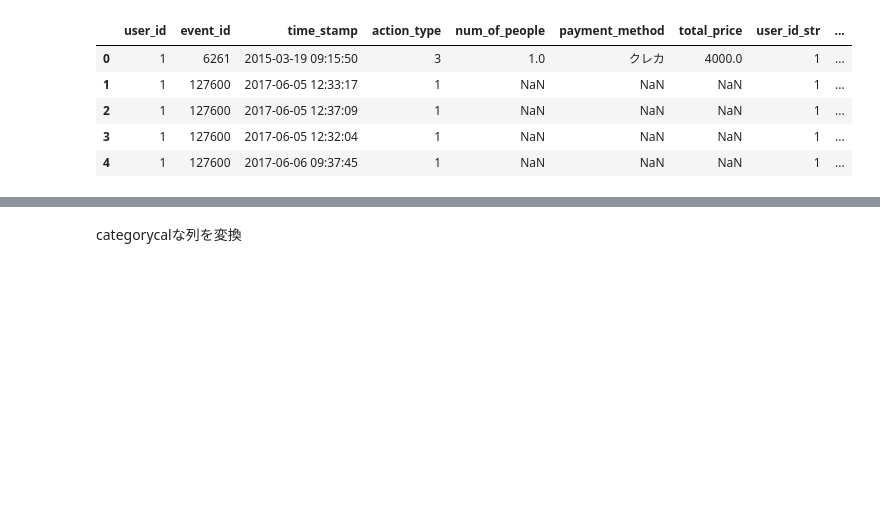
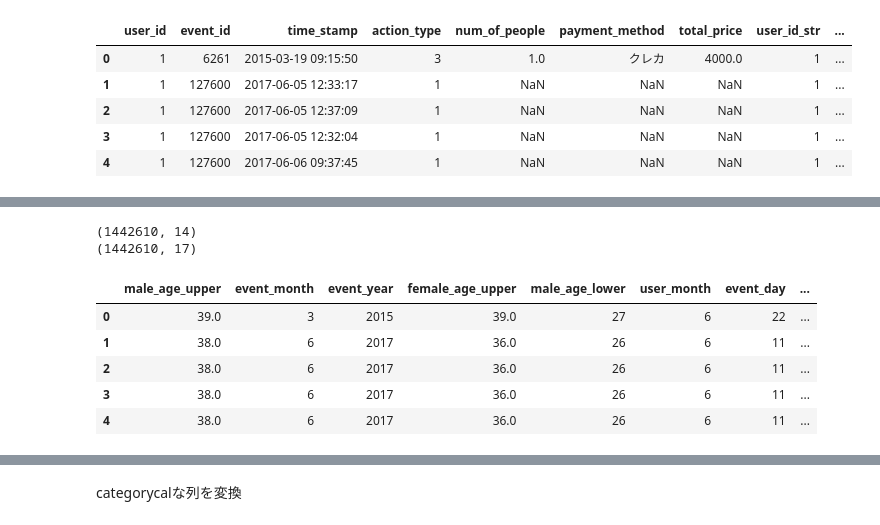
Before and after one commit to OhkaMLsemi/Machi_Kon, a Jupyter notebook: lightGBM.ipynb, the cells around one changed output, grey strips where cells are left out. Saved outputs shown, nothing was run; the diff lists cells and outputs as text; code cells hidden in the pictures; blank space fills up the shorter version.

```diff
--- a/lightGBM.ipynb
+++ b/lightGBM.ipynb
@@ -103,0 +155,5 @@ X.head()
+# %%
+e_pre = prefecture_labeling(X["event_prefecture"])
+e_pre.columns = "event_" + e_pre.columns.values
+print(e_pre.shape)
+e_pre.head()
@@ -103,0 +168,5 @@ X.head()
+# %%
+u_pre = prefecture_labeling(X["user_prefecture"])
+u_pre.columns = "user_" + u_pre.columns.values
+print(u_pre.shape)
+u_pre.head()
@@ -103,0 +181,4 @@ X.head()
+# %%
+gen = gender_labeling(X["gender"])
+print(gen.shape)
+gen.head()
@@ -103,0 +193,19 @@ X.head()
+# %%
+temp = X[list(set(features) - set(["user_prefecture", "event_prefecture", "gender"]))]
+print(temp.shape)
+temp = pd.concat((temp,gen), axis = 1)
+temp = pd.concat((temp,e_pre), axis = 1)
+temp = pd.concat((temp,u_pre), axis = 1)
+
+X = temp
+print(X.shape)
+X.head()
+# %% [output]
+(1442610, 14)
+(1442610, 17)
+|  | male_age_upper | event_month | event_year | female_age_upper | male_age_lower | user_month | event_day | ... |
+| 0 | 39.0 | 3 | 2015 | 39.0 | 27 | 6 | 22 | ... |
+| 1 | 38.0 | 6 | 2017 | 36.0 | 26 | 6 | 11 | ... |
+| 2 | 38.0 | 6 | 2017 | 36.0 | 26 | 6 | 11 | ... |
+| 3 | 38.0 | 6 | 2017 | 36.0 | 26 | 6 | 11 | ... |
+| 4 | 38.0 | 6 | 2017 | 36.0 | 26 | 6 | 11 | ... |
```
Also changed, not shown: parts of 66 cells of this notebook.
